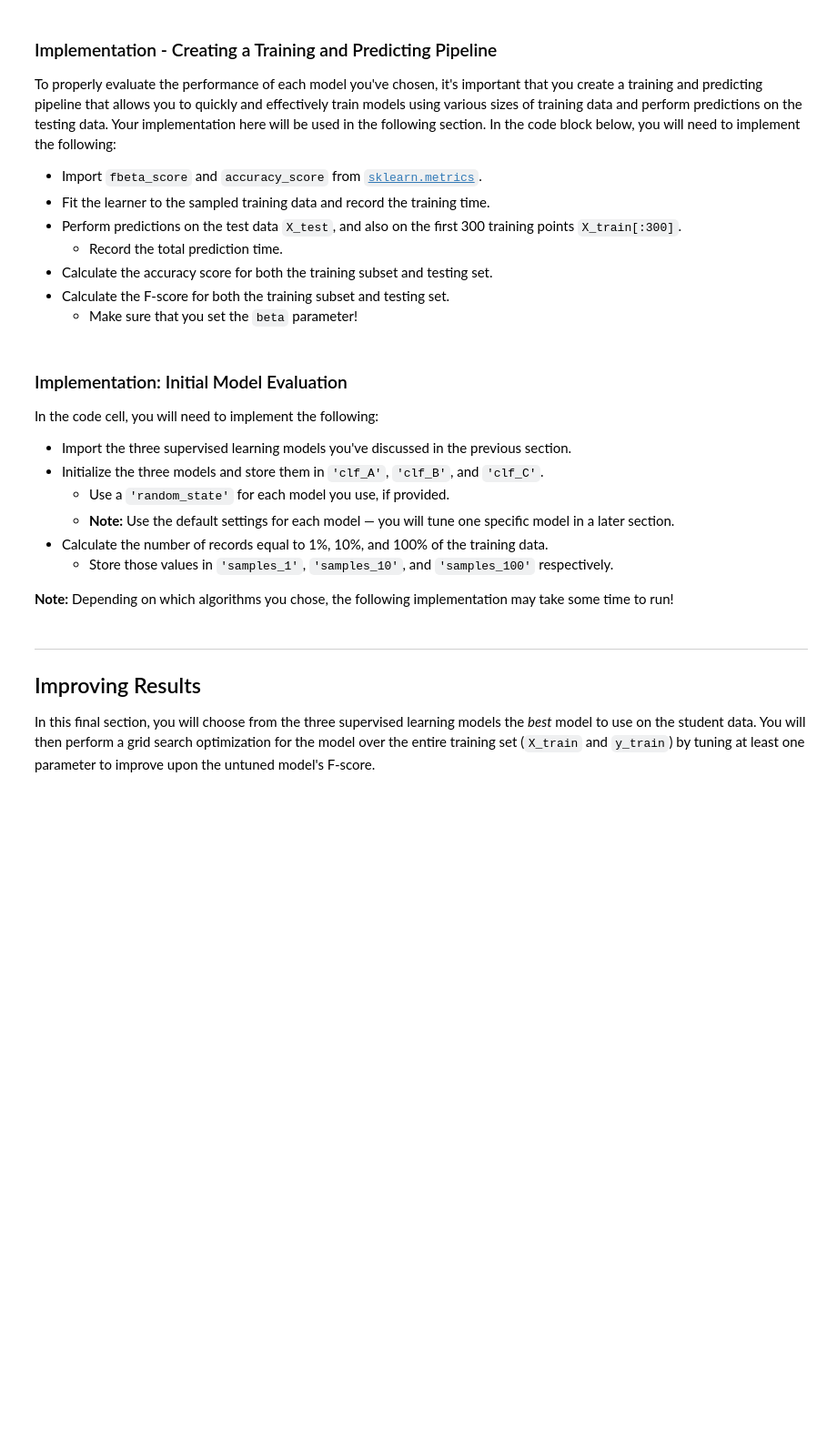
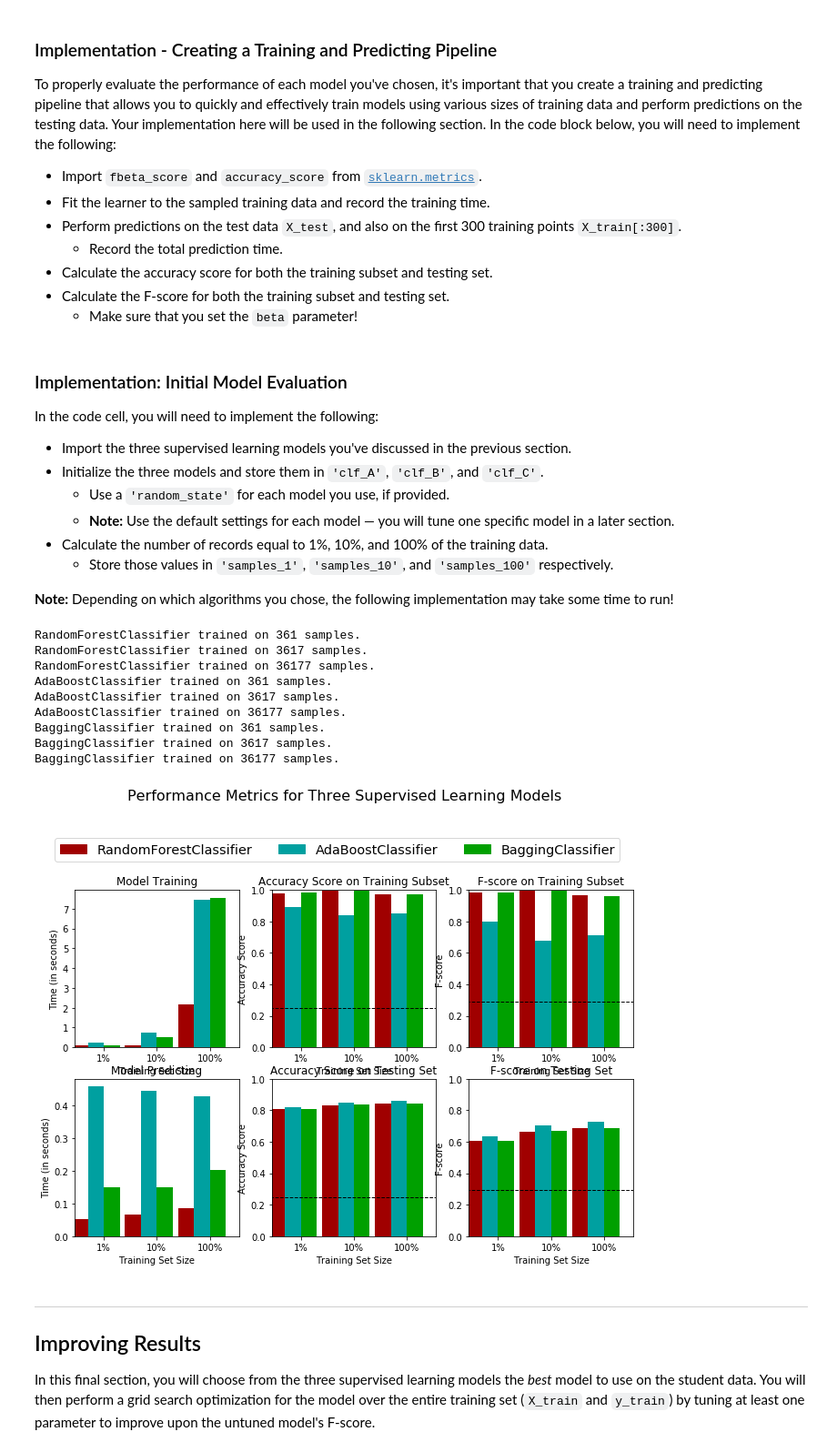
Before and after one commit to DanMeroHomero/DSND_Term1, a Jupyter notebook: projects/p1_charityml/finding_donors.ipynb, the cells around one changed output. Shown: that part at 91% size. Drawn from its saved outputs; the diff is of its cells as text; code cells hidden in the pictures; blank space fills up the shorter version.

Commit message:
Solved until Improving Results

```diff
--- a/projects/p1_charityml/finding_donors.ipynb
+++ b/projects/p1_charityml/finding_donors.ipynb
@@ -309,6 +315,7 @@ In the code block below, you will need to implement the following:
    - Make sure that you set the `beta` parameter!
 # %%
 # TODO: Import two metrics from sklearn - fbeta_score and accuracy_score
+from sklearn.metrics import accuracy_score, fbeta_score
 
 def train_predict(learner, sample_size, X_train, y_train, X_test, y_test):
     '''
@@ -325,33 +332,33 @@ def train_predict(learner, sample_size, X_train, y_train, X_test, y_test):
 
     # TODO: Fit the learner to the training data using slicing with 'sample_size' using .fit(training_features[:], training_labels[:])
     start = time() # Get start time
-    learner = None
+    learner = learner.fit(X_train[:sample_size][:], y_train[:sample_size])
     end = time() # Get end time
 
     # TODO: Calculate the training time
-    results['train_time'] = None
+    results['train_time'] = end - start
 
     # TODO: Get the predictions on the test set(X_test),
     #       then get predictions on the first 300 training samples(X_train) using .predict()
     start = time() # Get start time
-    predictions_test = None
-    predictions_train = None
+    predictions_test = learner.predict(X_test)
+    predictions_train = learner.predict(X_train[:300][:])
     end = time() # Get end time
 
     # TODO: Calculate the total prediction time
-    results['pred_time'] = None
+    results['pred_time'] = end - start
 
     # TODO: Compute accuracy on the first 300 training samples which is y_train[:300]
-    results['acc_train'] = None
+    results['acc_train'] = accuracy_score(y_train[:300], predictions_train)
 
     # TODO: Compute accuracy on test set using accuracy_score()
-    results['acc_test'] = None
+    results['acc_test'] = accuracy_score(y_test, predictions_test)
 
     # TODO: Compute F-score on the the first 300 training samples using fbeta_score()
-    results['f_train'] = None
+    results['f_train'] = fbeta_score(y_train[:300], predictions_train, 0.5)
 
     # TODO: Compute F-score on the test set which is y_test
-    results['f_test'] = None
+    results['f_test'] = fbeta_score(y_test, predictions_test, 0.5)
 
     # Success
     print("{} trained on {} samples.".format(learner.__class__.__name__, sample_size))
@@ -371,31 +378,46 @@ In the code cell, you will need to implement the following:
 **Note:** Depending on which algorithms you chose, the following implementation may take some time to run!
 # %%
 # TODO: Import the three supervised learning models from sklearn
+from sklearn.ensemble import RandomForestClassifier
+from sklearn.ensemble import AdaBoostClassifier
+from  sklearn.ensemble import BaggingClassifier
 
+seed = 42
 # TODO: Initialize the three models
-clf_A = None
-clf_B = None
-clf_C = None
+clf_A = RandomForestClassifier(random_state= seed)
+clf_B = AdaBoostClassifier(random_state= seed)
+clf_C = BaggingClassifier(random_state= seed)
 
 # TODO: Calculate the number of samples for 1%, 10%, and 100% of the training data
 # HINT: samples_100 is the entire training set i.e. len(y_train)
 # HINT: samples_10 is 10% of samples_100 (ensure to set the count of the values to be `int` and not `float`)
 # HINT: samples_1 is 1% of samples_100 (ensure to set the count of the values to be `int` and not `float`)
-samples_100 = None
-samples_10 = None
-samples_1 = None
+samples_100 = len(y_train)
+samples_10 = int(len(y_train) * 0.1)
+samples_1 = int(len(y_train) * 0.01)
 
 # Collect results on the learners
 results = {}
 for clf in [clf_A, clf_B, clf_C]:
     clf_name = clf.__class__.__name__
     results[clf_name] = {}
     for i, samples in enumerate([samples_1, samples_10, samples_100]):
         results[clf_name][i] = \
         train_predict(clf, samples, X_train, y_train, X_test, y_test)
 
 # Run metrics visualization for the three supervised learning models chosen
 vs.evaluate(results, accuracy, fscore)
+# %% [output]
+RandomForestClassifier trained on 361 samples.
+RandomForestClassifier trained on 3617 samples.
+RandomForestClassifier trained on 36177 samples.
+AdaBoostClassifier trained on 361 samples.
+AdaBoostClassifier trained on 3617 samples.
+AdaBoostClassifier trained on 36177 samples.
+BaggingClassifier trained on 361 samples.
+BaggingClassifier trained on 3617 samples.
+BaggingClassifier trained on 36177 samples.
+[figure, added]
 # %% [markdown]
 ----
 ## Improving Results
```
Also changed, not shown: parts of 2 cells of this notebook, 1 other file.
